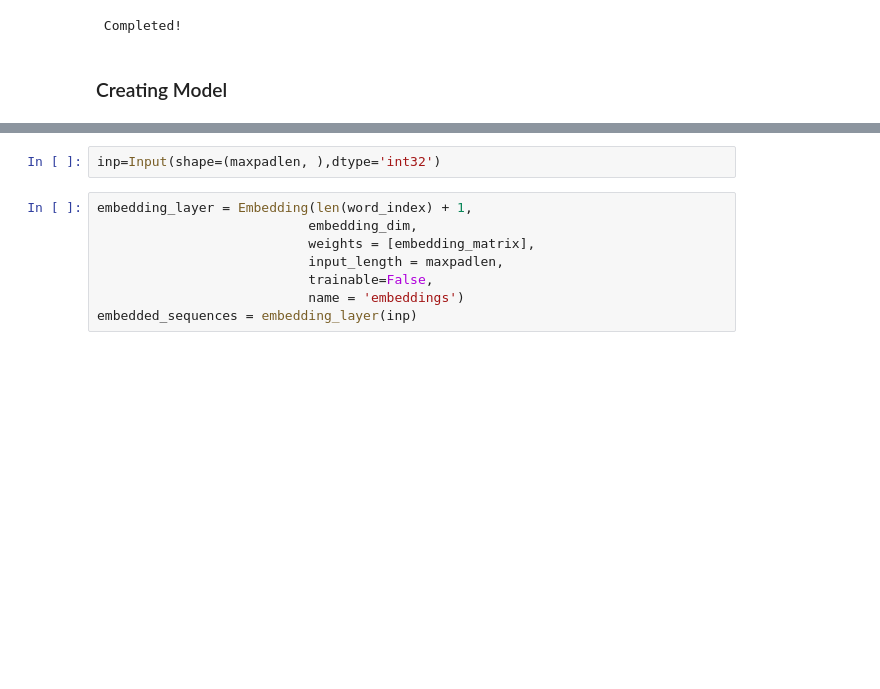
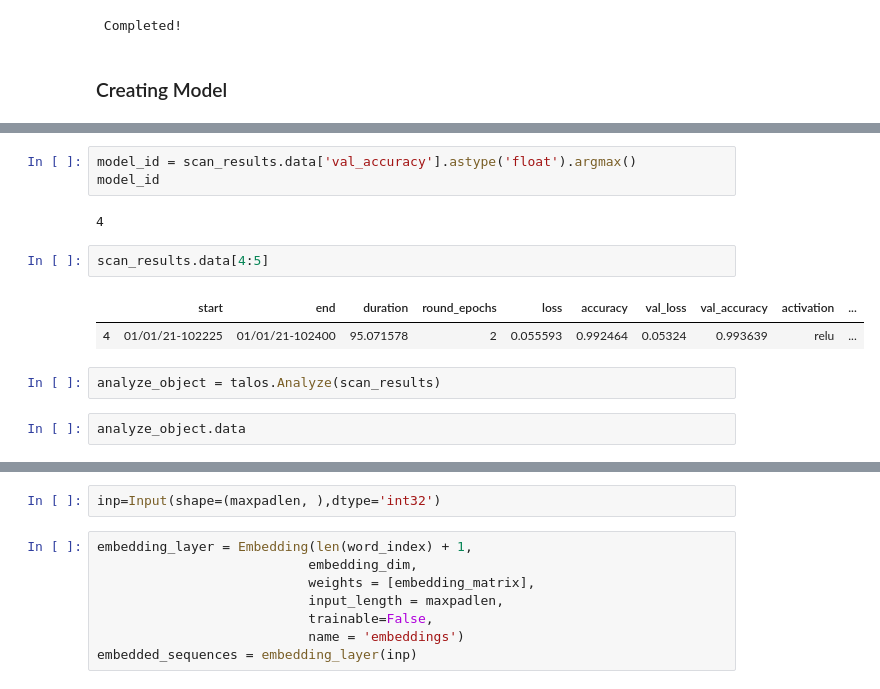
Before and after one commit to shaunak09vb/Toxic-Comment-Classifier-using-Deep-Learning, a Jupyter notebook: NLP_LSTM.ipynb, the cells around one changed output, grey strips where cells are left out. Cells and saved outputs as stored; diff of their text form; blank space fills up the shorter version.

```diff
--- a/NLP_LSTM.ipynb
+++ b/NLP_LSTM.ipynb
@@ -894,0 +793,14 @@ print(" Completed!")
+# %%
+model_id = scan_results.data['val_accuracy'].astype('float').argmax()
+model_id
+# %% [output]
+4
+# %%
+scan_results.data[4:5]
+# %% [output]
+|  | start | end | duration | round_epochs | loss | accuracy | val_loss | val_accuracy | activation | ... |
+| 4 | 01/01/21-102225 | 01/01/21-102400 | 95.071578 | 2 | 0.055593 | 0.992464 | 0.05324 | 0.993639 | relu | ... |
+# %%
+analyze_object = talos.Analyze(scan_results)
+# %%
+analyze_object.data
```
Also changed, not shown: parts of 34 cells of this notebook.
